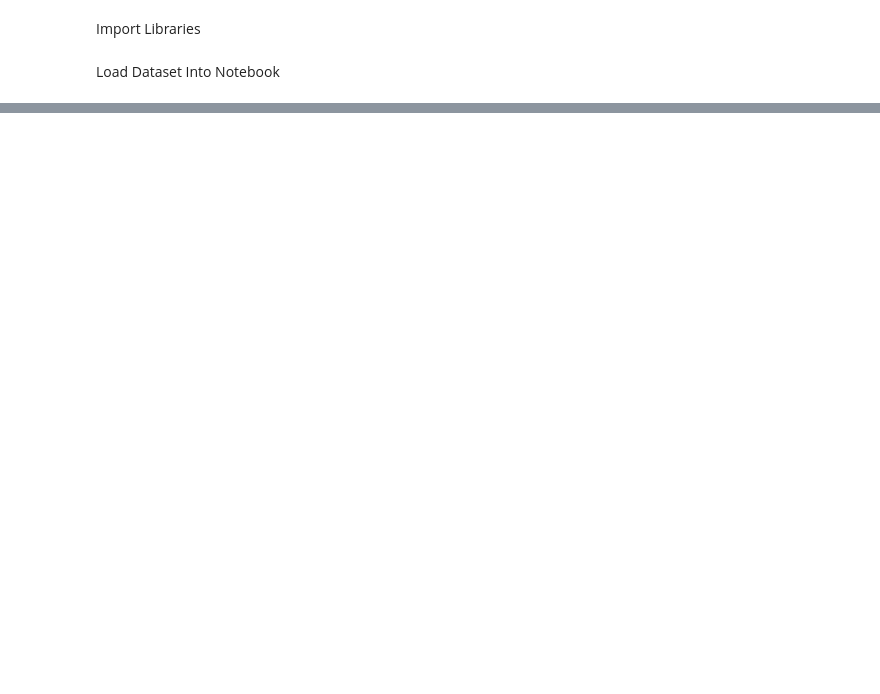
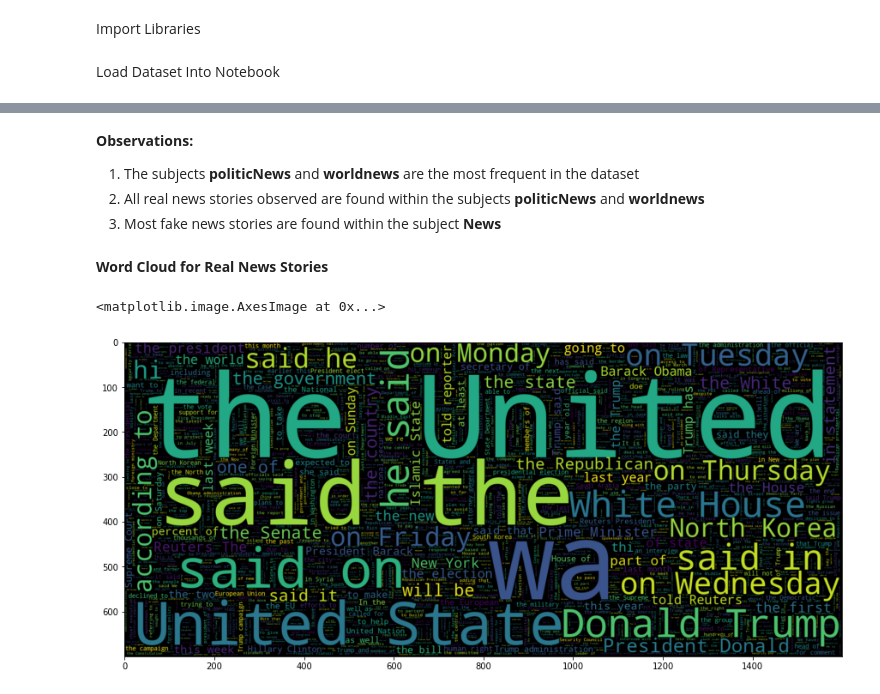
Before and after one commit to maldonadojsm/FakeNewsClassifier, a Jupyter notebook: analyze_data.ipynb, the cells around one changed output, grey strips where cells are left out. Saved outputs shown, nothing was run; the diff lists cells and outputs as text; code cells hidden in the pictures; blank space fills up the shorter version.

```diff
--- a/analyze_data.ipynb
+++ b/analyze_data.ipynb
@@ -25,0 +64,15 @@ No missing values were observed. There
+# %% [markdown]
+**Observations:**
+
+1. The subjects **politicNews** and **worldnews** are the most frequent in the dataset
+2. All real news stories observed are found within the subjects **politicNews** and **worldnews**
+3. Most fake news stories are found within the subject **News**
+# %% [markdown]
+**Word Cloud for Real News Stories**
+# %%
+plt.figure(figsize=(15,15))
+word_cloud = WordCloud(max_words=2000, width=1600, height=700, stopwords=STOPWORDS).generate("".join(dataset[dataset.Category==1].news_story))
+plt.imshow(word_cloud, interpolation="bilinear")
+# %% [output]
+<matplotlib.image.AxesImage at 0x...>
+[figure, added]
```
Also changed, not shown: parts of 20 cells of this notebook.
